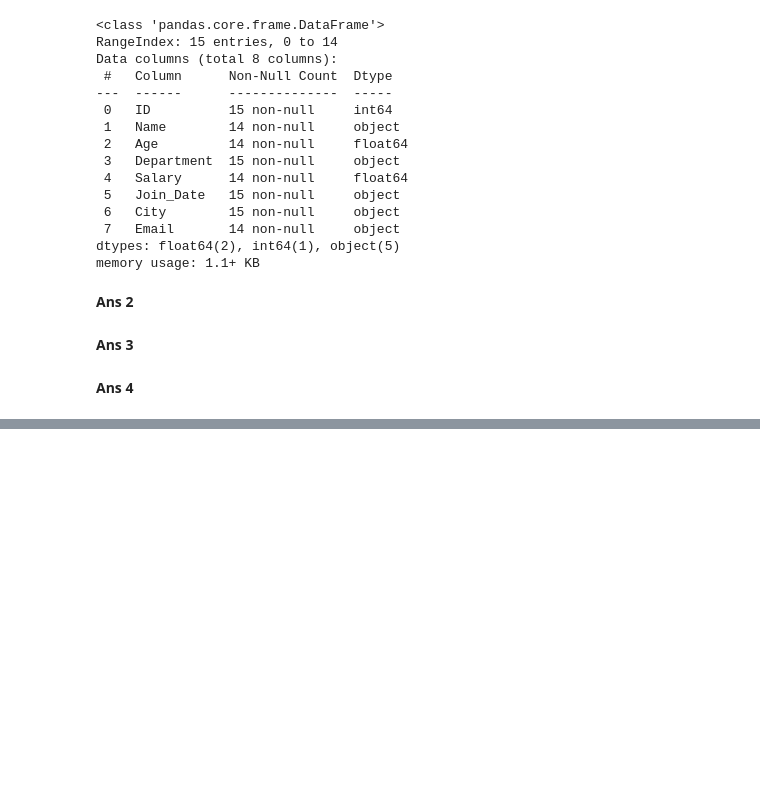
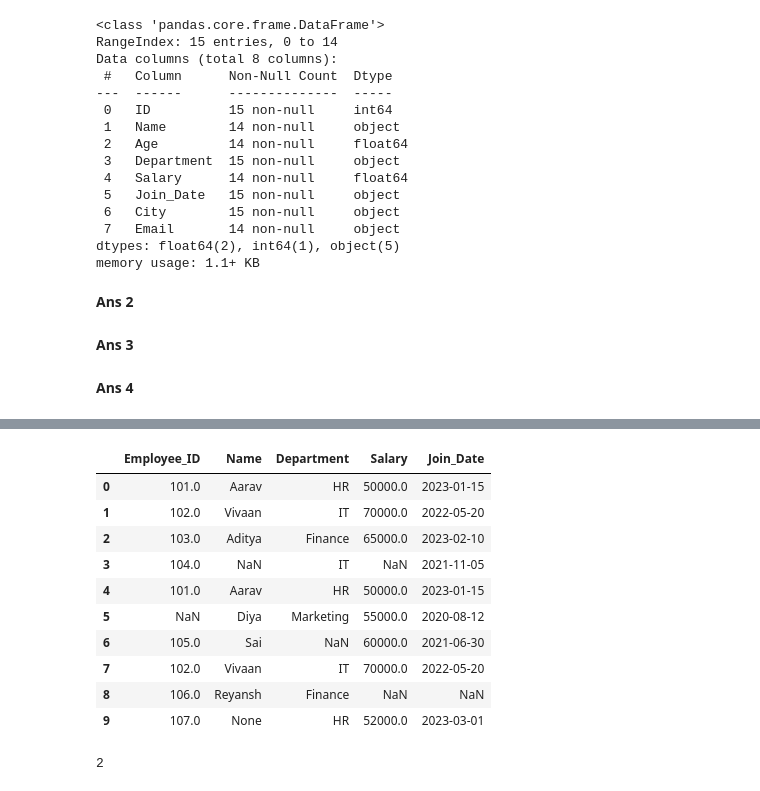
Before and after one commit to tusharshukla34/Advance-Python, a Jupyter notebook: Pandas Practice Questions/Pandas Practice Questions.ipynb, the cells around one changed output, grey strips where cells are left out. Cells and saved outputs as stored; diff of their text form; code cells hidden in the pictures; blank space fills up the shorter version.

```diff
--- a/Pandas Practice Questions/Pandas Practice Questions.ipynb
+++ b/Pandas Practice Questions/Pandas Practice Questions.ipynb
@@ -1324,0 +1375,33 @@ memory usage: 1.1+ KB
+# %%
+import pandas as pd
+import numpy as np
+
+# 1. Create a dictionary with purposeful messy data
+data = {
+    'Employee_ID': [101, 102, 103, 104, 101, np.nan, 105, 102, 106, 107],
+    'Name': ['Aarav', 'Vivaan', 'Aditya', np.nan, 'Aarav', 'Diya', 'Sai', 'Vivaan', 'Reyansh', None],
+    'Department': ['HR', 'IT', 'Finance', 'IT', 'HR', 'Marketing', np.nan, 'IT', 'Finance', 'HR'],
+    'Salary': [50000, 70000, 65000, np.nan, 50000, 55000, 60000, 70000, np.nan, 52000],
+    'Join_Date': ['2023-01-15', '2022-05-20', '2023-02-10', '2021-11-05', '2023-01-15', '2020-08-12', '2021-06-30', '2022-05-20', np.nan, '2023-03-01']
+}
+
+# 2. Create the DataFrame
+df = pd.DataFrame(data)
+
+df
+# %% [output]
+|  | Employee_ID | Name | Department | Salary | Join_Date |
+| 0 | 101.0 | Aarav | HR | 50000.0 | 2023-01-15 |
+| 1 | 102.0 | Vivaan | IT | 70000.0 | 2022-05-20 |
+| 2 | 103.0 | Aditya | Finance | 65000.0 | 2023-02-10 |
+| 3 | 104.0 | NaN | IT | NaN | 2021-11-05 |
+| 4 | 101.0 | Aarav | HR | 50000.0 | 2023-01-15 |
+| 5 | NaN | Diya | Marketing | 55000.0 | 2020-08-12 |
+| 6 | 105.0 | Sai | NaN | 60000.0 | 2021-06-30 |
+| 7 | 102.0 | Vivaan | IT | 70000.0 | 2022-05-20 |
+| 8 | 106.0 | Reyansh | Finance | NaN | NaN |
+| 9 | 107.0 | None | HR | 52000.0 | 2023-03-01 |
+# %%
+df.duplicated().sum()
+# %% [output]
+2
```
Also changed, not shown: parts of 6 cells of this notebook.
